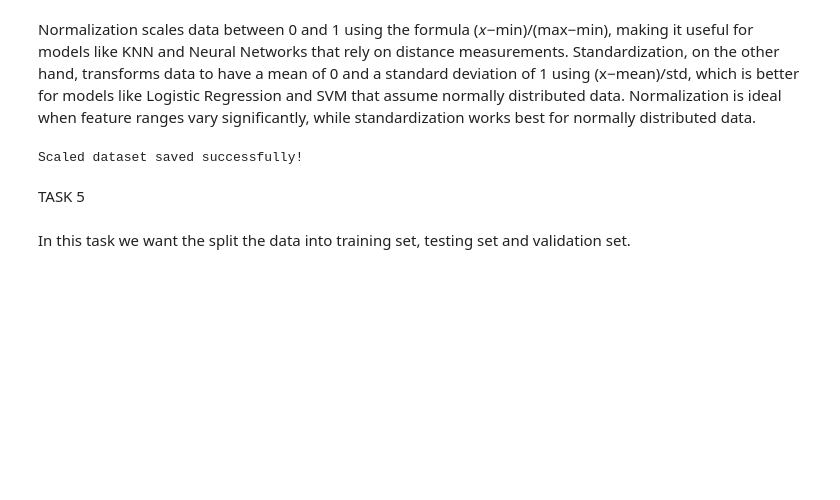
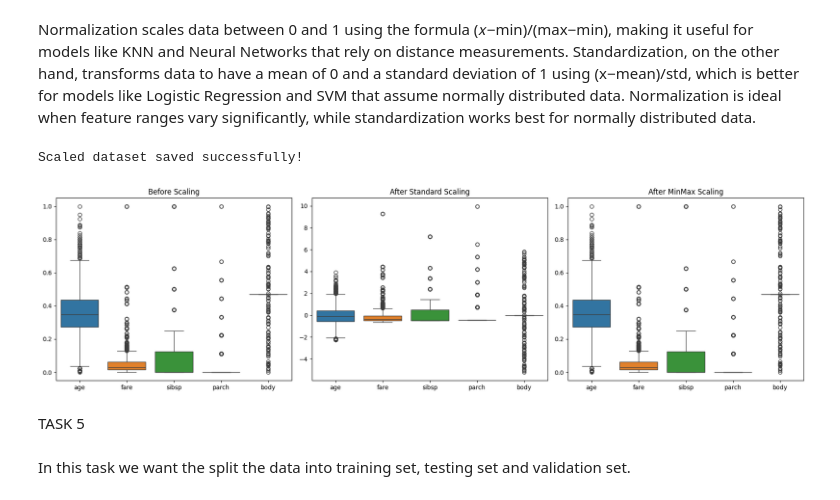
Before and after one commit to FaisalJunblatt/ML-Assignment1, a Jupyter notebook: newassignment1_faisal.ipynb, the cells around one changed output. Cells and saved outputs as stored; diff of their text form; code cells hidden in the pictures; blank space fills up the shorter version.

```diff
--- a/newassignment1_faisal.ipynb
+++ b/newassignment1_faisal.ipynb
@@ -296,6 +298,31 @@ df.to_csv("scaled_dataset.csv", index=False)
 print("Scaled dataset saved successfully!")
 # %% [output]
 Scaled dataset saved successfully!
+# %%
+numerical_cols = ['age', 'fare', 'sibsp', 'parch', 'body']
+
+df_before_scaling = df[numerical_cols]
+
+scaler_standard = StandardScaler()
+scaler_minmax = MinMaxScaler()
+
+df_standard_scaled = pd.DataFrame(scaler_standard.fit_transform(df_before_scaling), columns=numerical_cols)
+df_minmax_scaled = pd.DataFrame(scaler_minmax.fit_transform(df_before_scaling), columns=numerical_cols)
+fig, axes = plt.subplots(1, 3, figsize=(18, 5))
+
+sns.boxplot(data=df_before_scaling, ax=axes[0])
+axes[0].set_title("Before Scaling")
+
+sns.boxplot(data=df_standard_scaled, ax=axes[1])
+axes[1].set_title("After Standard Scaling")
+
+sns.boxplot(data=df_minmax_scaled, ax=axes[2])
+axes[2].set_title("After MinMax Scaling")
+
+plt.tight_layout()
+plt.show()
+# %% [output]
+[figure, added]
 # %% [markdown]
 TASK 5
 # %% [markdown]
```
Also changed, not shown: parts of 6 cells of this notebook.
